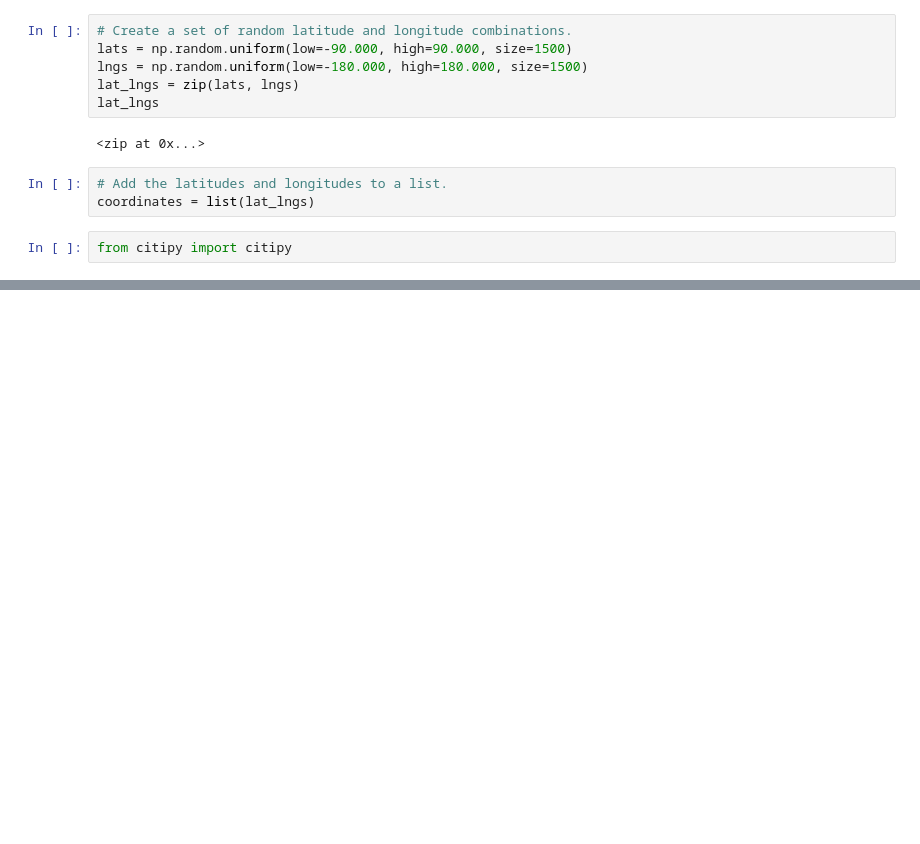
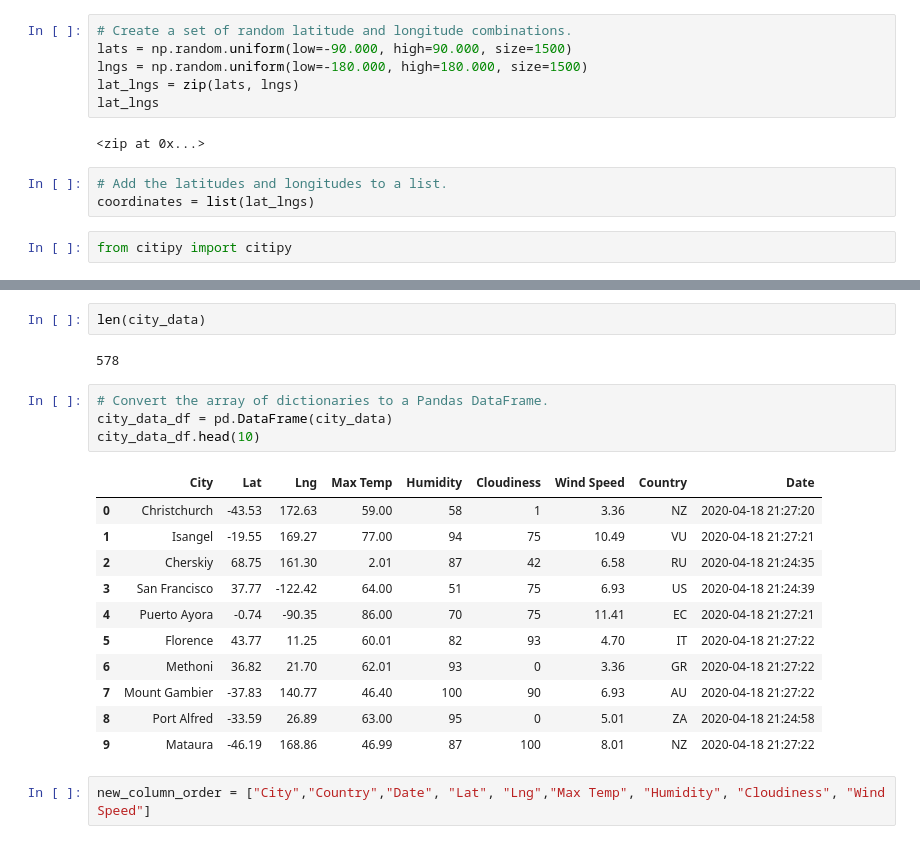
Before and after one commit to kanikasingh-create/World_Weather_Analysis, a Jupyter notebook: WeatherPy.ipynb, the cells around one changed output, grey strips where cells are left out. Saved outputs shown, nothing was run; the diff lists cells and outputs as text; blank space fills up the shorter version.

```diff
--- a/WeatherPy.ipynb
+++ b/WeatherPy.ipynb
@@ -32,0 +133,22 @@ len(cities)
+# %%
+len(city_data)
+# %% [output]
+578
+# %%
+# Convert the array of dictionaries to a Pandas DataFrame.
+city_data_df = pd.DataFrame(city_data)
+city_data_df.head(10)
+# %% [output]
+|  | City | Lat | Lng | Max Temp | Humidity | Cloudiness | Wind Speed | Country | Date |
+| 0 | Christchurch | -43.53 | 172.63 | 59.00 | 58 | 1 | 3.36 | NZ | 2020-04-18 21:27:20 |
+| 1 | Isangel | -19.55 | 169.27 | 77.00 | 94 | 75 | 10.49 | VU | 2020-04-18 21:27:21 |
+| 2 | Cherskiy | 68.75 | 161.30 | 2.01 | 87 | 42 | 6.58 | RU | 2020-04-18 21:24:35 |
+| 3 | San Francisco | 37.77 | -122.42 | 64.00 | 51 | 75 | 6.93 | US | 2020-04-18 21:24:39 |
+| 4 | Puerto Ayora | -0.74 | -90.35 | 86.00 | 70 | 75 | 11.41 | EC | 2020-04-18 21:27:21 |
+| 5 | Florence | 43.77 | 11.25 | 60.01 | 82 | 93 | 4.70 | IT | 2020-04-18 21:27:22 |
+| 6 | Methoni | 36.82 | 21.70 | 62.01 | 93 | 0 | 3.36 | GR | 2020-04-18 21:27:22 |
+| 7 | Mount Gambier | -37.83 | 140.77 | 46.40 | 100 | 90 | 6.93 | AU | 2020-04-18 21:27:22 |
+| 8 | Port Alfred | -33.59 | 26.89 | 63.00 | 95 | 0 | 5.01 | ZA | 2020-04-18 21:24:58 |
+| 9 | Mataura | -46.19 | 168.86 | 46.99 | 87 | 100 | 8.01 | NZ | 2020-04-18 21:27:22 |
+# %%
+new_column_order = ["City","Country","Date", "Lat", "Lng","Max Temp", "Humidity", "Cloudiness", "Wind Speed"]
```
Also changed, not shown: parts of 8 cells of this notebook.
